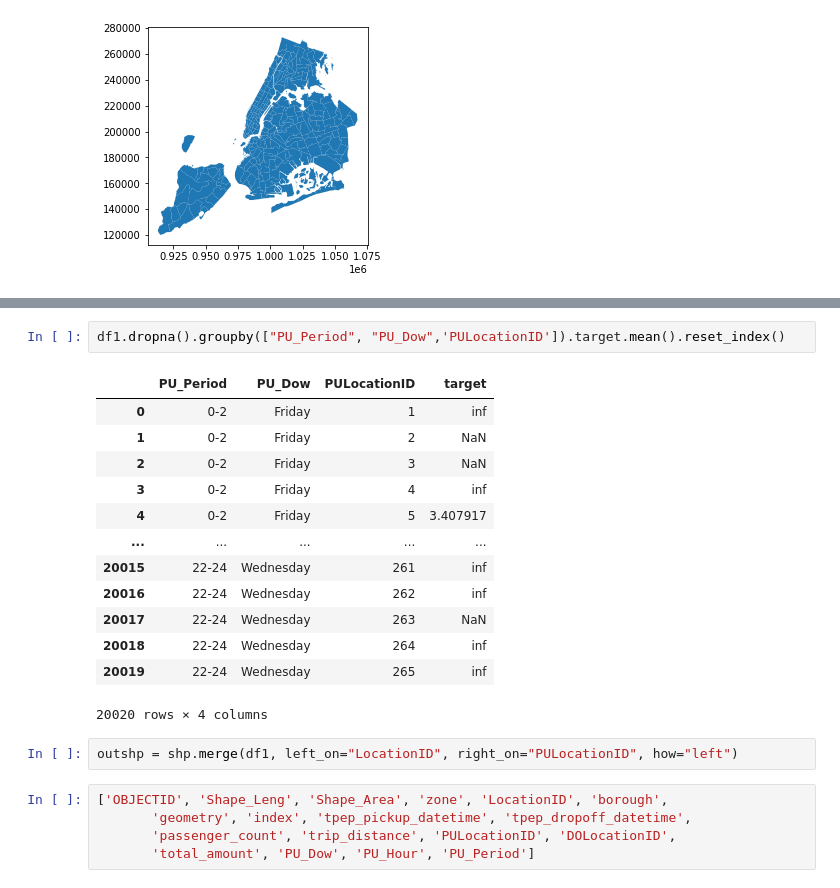
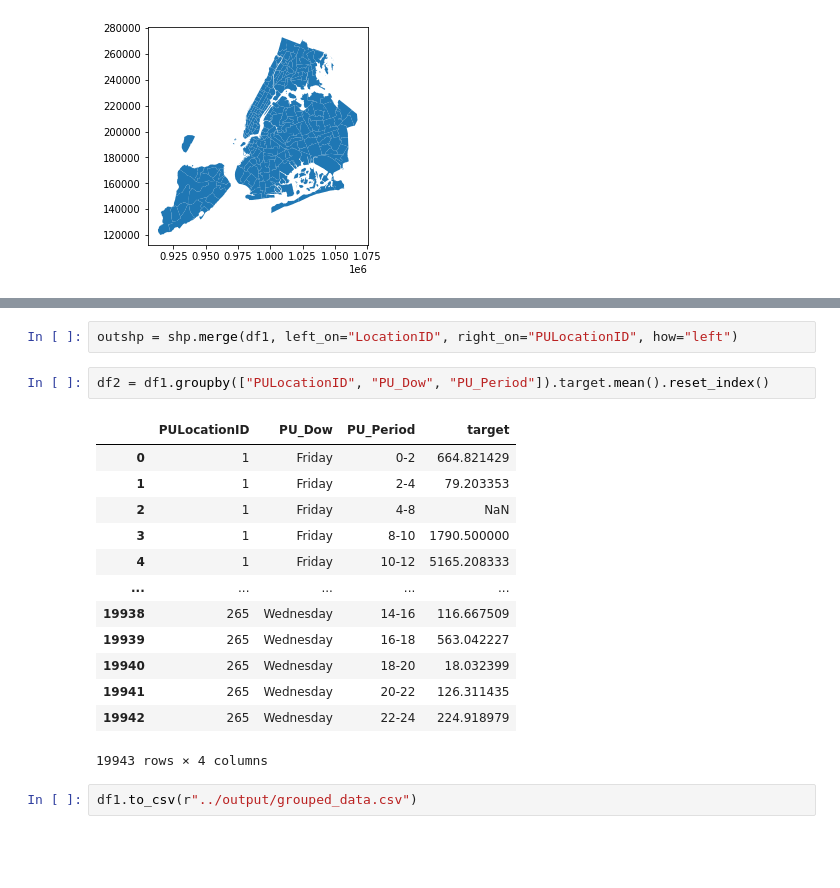
Before and after one commit to jpesperidiao/EstatisticaEspacial-MBA_FGV_T5, a Jupyter notebook: notebooks/testes_dataset_fhv.ipynb, the cells around one changed output, grey strips where cells are left out. Drawn from its saved outputs; the diff is of its cells as text; blank space fills up the shorter version.

```diff
--- a/notebooks/testes_dataset_fhv.ipynb
+++ b/notebooks/testes_dataset_fhv.ipynb
@@ -93,23 +101,20 @@ sns.boxplot(data=df1, x="PU_Dow", y="target")
-# %%
-df1.dropna().groupby(["PU_Period", "PU_Dow",'PULocationID']).target.mean().reset_index()
-# %% [output]
-|  | PU_Period | PU_Dow | PULocationID | target |
-| 0 | 0-2 | Friday | 1 | inf |
-| 1 | 0-2 | Friday | 2 | NaN |
-| 2 | 0-2 | Friday | 3 | NaN |
-| 3 | 0-2 | Friday | 4 | inf |
-| 4 | 0-2 | Friday | 5 | 3.407917 |
-| ... | ... | ... | ... | ... |
-| 20015 | 22-24 | Wednesday | 261 | inf |
-| 20016 | 22-24 | Wednesday | 262 | inf |
-| 20017 | 22-24 | Wednesday | 263 | NaN |
-| 20018 | 22-24 | Wednesday | 264 | inf |
-| 20019 | 22-24 | Wednesday | 265 | inf |
-20020 rows × 4 columns
 # %%
 outshp = shp.merge(df1, left_on="LocationID", right_on="PULocationID", how="left")
-# %%
-['OBJECTID', 'Shape_Leng', 'Shape_Area', 'zone', 'LocationID', 'borough',
-       'geometry', 'index', 'tpep_pickup_datetime', 'tpep_dropoff_datetime',
-       'passenger_count', 'trip_distance', 'PULocationID', 'DOLocationID',
-       'total_amount', 'PU_Dow', 'PU_Hour', 'PU_Period']
+# %%
+df2 = df1.groupby(["PULocationID", "PU_Dow", "PU_Period"]).target.mean().reset_index()
+# %% [output]
+|  | PULocationID | PU_Dow | PU_Period | target |
+| 0 | 1 | Friday | 0-2 | 664.821429 |
+| 1 | 1 | Friday | 2-4 | 79.203353 |
+| 2 | 1 | Friday | 4-8 | NaN |
+| 3 | 1 | Friday | 8-10 | 1790.500000 |
+| 4 | 1 | Friday | 10-12 | 5165.208333 |
+| ... | ... | ... | ... | ... |
+| 19938 | 265 | Wednesday | 14-16 | 116.667509 |
+| 19939 | 265 | Wednesday | 16-18 | 563.042227 |
+| 19940 | 265 | Wednesday | 18-20 | 18.032399 |
+| 19941 | 265 | Wednesday | 20-22 | 126.311435 |
+| 19942 | 265 | Wednesday | 22-24 | 224.918979 |
+19943 rows × 4 columns
+# %%
+df1.to_csv(r"../output/grouped_data.csv")
```
Also changed, not shown: parts of 4 cells of this notebook, 2 other files.
